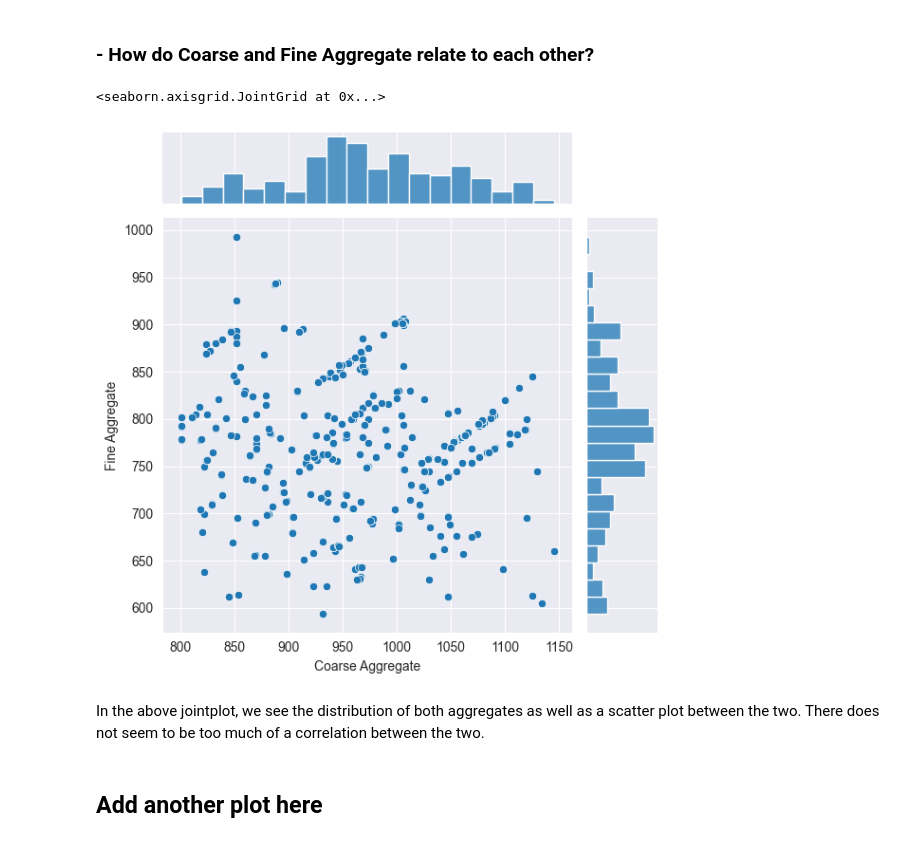
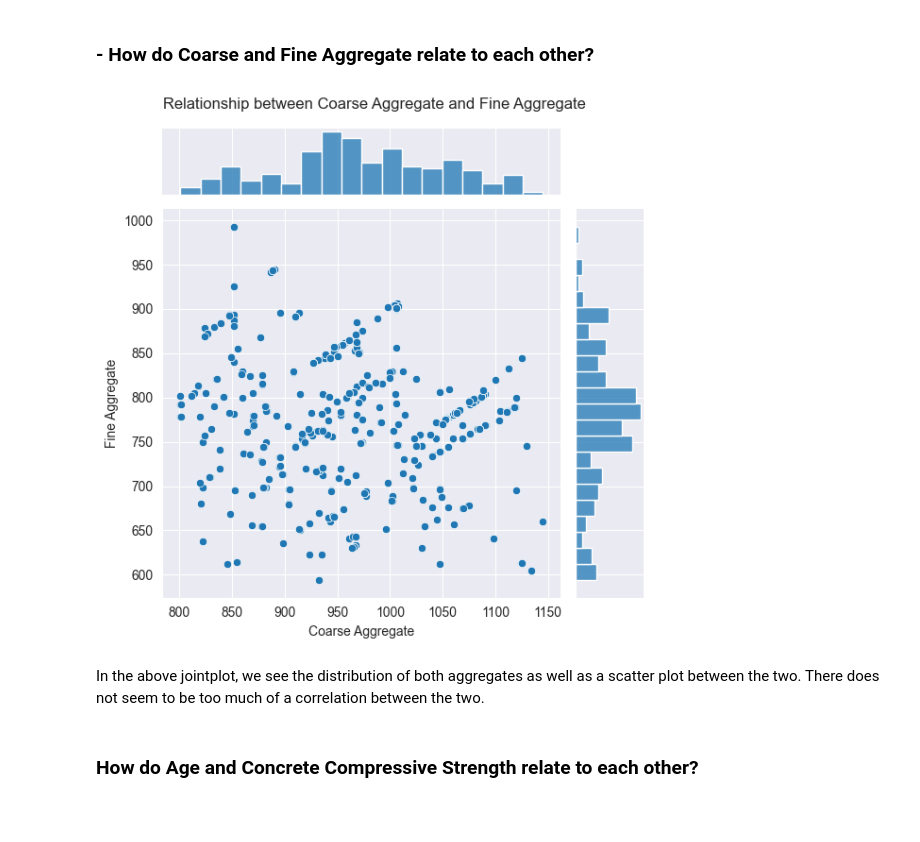
Before and after one commit to danielphilip12/Concrete-Strength, a Jupyter notebook: EDA.ipynb, the cells around one changed output. Cells and saved outputs as stored; diff of their text form; code cells hidden in the pictures; blank space fills up the shorter version.

```diff
--- a/EDA.ipynb
+++ b/EDA.ipynb
@@ -241,10 +245,12 @@ Here, we see a positive correlation between Cement and the Concrete Compressive
 ### - How do Coarse and Fine Aggregate relate to each other?
 # %%
 sns.jointplot(data=df, x='Coarse Aggregate', y='Fine Aggregate')
+plt.suptitle("Relationship between Coarse Aggregate and Fine Aggregate")
+plt.tight_layout()
+plt.savefig('./images/coarse_fine.png')
 # %% [output]
-<seaborn.axisgrid.JointGrid at 0x...>
-[figure, old version]
+[figure, new version]
 # %% [markdown]
 In the above jointplot, we see the distribution of both aggregates as well as a scatter plot between the two. There does not seem to be too much of a correlation between the two.
 # %% [markdown]
-## Add another plot here
+### How do Age and Concrete Compressive Strength relate to each other?
```
Also changed, not shown: parts of 17 cells of this notebook, 10 other files.
